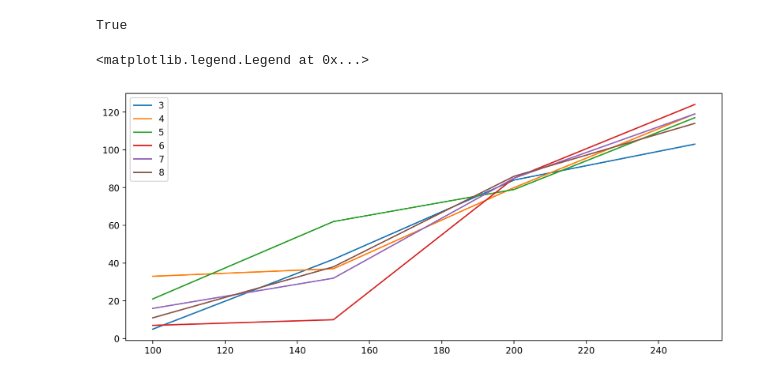
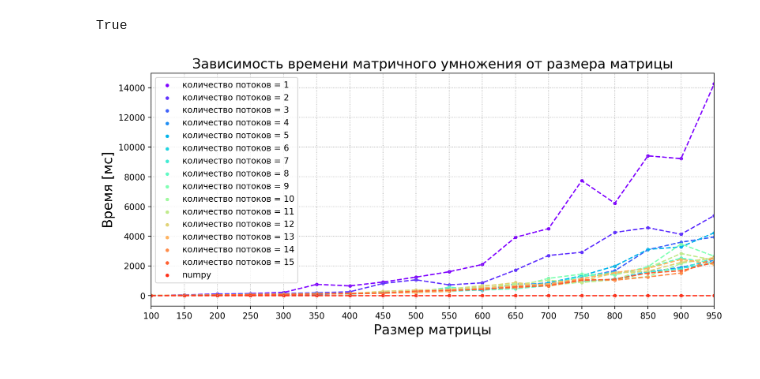
Before and after one commit to ShmakovVladimir/CplusplusHOMEWORK, a Jupyter notebook: lesson_2_7/main.ipynb, the cells around one changed output. Drawn from its saved outputs; the diff is of its cells as text; code cells hidden in the pictures.

```diff
--- a/lesson_2_7/main.ipynb
+++ b/lesson_2_7/main.ipynb
@@ -107,27 +107,46 @@ True
 mat_mul_test_str = 'c_numpy = a @ b'
 c_numpy = 0
 # %%
-size_values = np.arange(100, 3000, 50)
-thread_num_values = np.arange(6) + 3
+size_values = np.arange(100, 1000, 50)
+thread_num_values = np.arange(15) + 1
 time_different_threads_num = {th: [] for th in thread_num_values}
-# time_different_threads_num['numpy'] = []
+time_different_threads_num['numpy'] = []
 for thread_num in thread_num_values:
     for size in size_values:
         time_different_threads_num[thread_num].append(execute((size, size), (size, size), thread_num))
         a = np.loadtxt("A.txt")
         b = np.loadtxt("B.txt")
         c = np.loadtxt("C.txt")
-        # time_point = time.time()
+        if thread_num == 8:
+            time_point = time.time()
+            c_numpy = a @ b
+            time_different_threads_num["numpy"].append(time.time() - time_point)
         c_numpy = a @ b
-        # time_different_threads_num["numpy"].append(time.time() - time_point)
         assert(np.allclose(c, c_numpy))
-# %%
-plt.figure(figsize = (12, 5), dpi = 200)
-
-for name, data in time_different_threads_num.items():
-    plt.plot(size_values, data, label = name)
-
-plt.legend()
-# %% [output]
-<matplotlib.legend.Legend at 0x...>
-[figure, removed]
+# %%
+plt.figure(figsize = (12, 5), dpi = 200)
+
+for ind, (name, data) in enumerate(time_different_threads_num.items()):
+    label = str(name)
+    if name != 'numpy':
+        label = f'количество потоков = {name}'
+
+    plt.plot(size_values,
+             data,
+             color = cm.rainbow(ind / len(time_different_threads_num)),
+             linestyle = '--')
+    plt.scatter(size_values,
+                data,
+                label = label,
+                color = cm.rainbow(ind / len(time_different_threads_num)),
+                s = 10)
+
+plt.legend()
+plt.title("Зависимость времени матричного умножения от размера матрицы", fontsize = 16)
+plt.ylabel("Время [мс]", fontsize = 16)
+plt.xlabel("Размер матрицы", fontsize = 16)
+plt.xticks(np.arange(100, 1000, 50))
+plt.xlim(100, 950)
+plt.grid(ls = ':');
+# %% [output]
+[figure, added]
```
Also changed, not shown: parts of 1 cell of this notebook, 7 other files.
